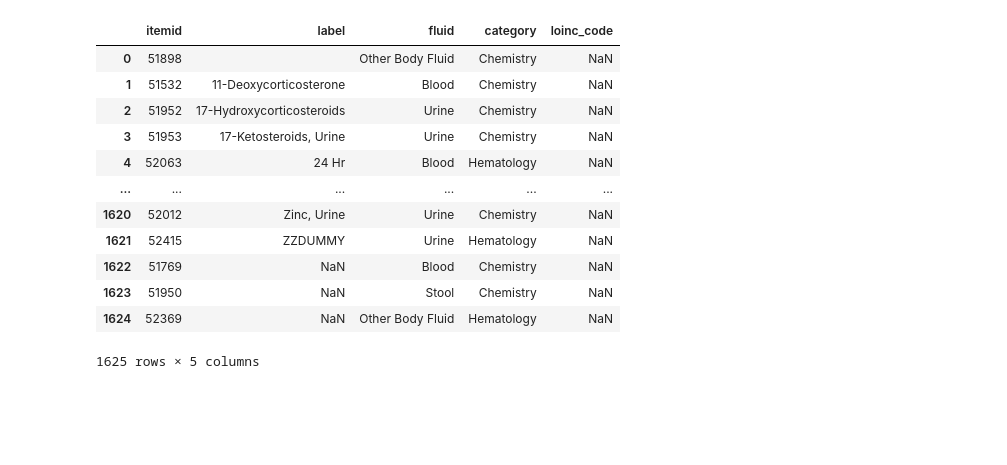
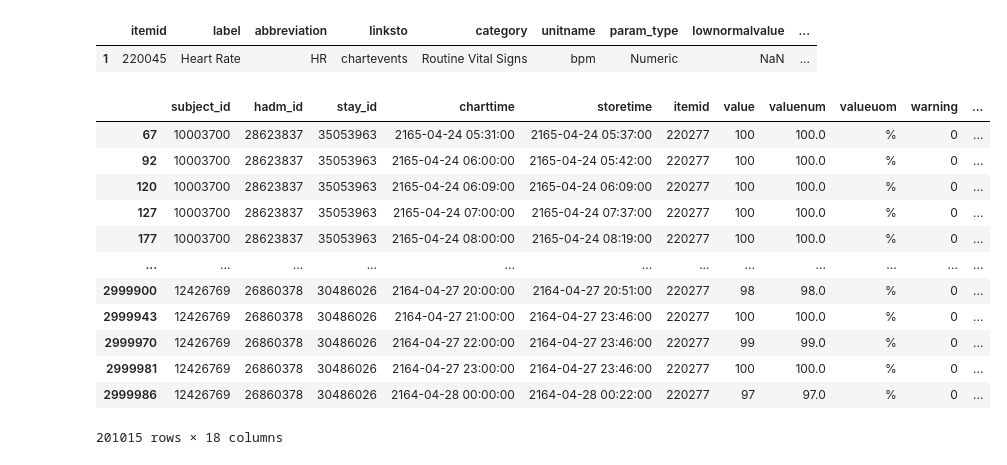
Before and after one commit to brandoncryu/disease_prediction, a Jupyter notebook: Brandon_EDA.ipynb, the cells around one changed output. Drawn from its saved outputs; the diff is of its cells as text; code cells hidden in the pictures; blank space fills up the shorter version.

```diff
--- a/Brandon_EDA.ipynb
+++ b/Brandon_EDA.ipynb
@@ -33,26 +55,0 @@ subj_hasCHF = diag.groupby('subject_id').sum()['has_CHF'].agg(lambda x: 1 if x>0
-# %%
-# labs = pd.read_csv('./hosp/labevents.csv.gz', compression='gzip')
-
-chunksize = 10 ** 7
-counter=1
-for chunk in pd.read_csv('./hosp/labevents.csv.gz', compression='gzip', chunksize=chunksize):
-    if counter == 1:
-        lab_events_1 = chunk
-        counter+=1
-        print('chunk 1 processed')
-    elif counter == 2:
-        lab_events_2 = chunk
-        counter+=1
-        print('chunk 2 processed')
-    elif counter == 3:
-        lab_events_3 = chunk
-        counter+=1
-        print('chunk 3 processed')
-    elif counter == 4:
-        lab_events_4 = chunk
-        counter+=1
-        print('chunk 4 processed')
-    elif counter == 5:
-        lab_events_5 = chunk
-        counter+=1
-        print('chunk 5 processed')
@@ -80,0 +75,10 @@ lab_events_1
+# %%
+# import chartevents
+
+chunksize = 3*(10 ** 6)
+counter=0
+chart_events = []
+for chunk in pd.read_csv('./data/icu/chartevents.csv.gz', compression='gzip', chunksize=chunksize):
+    chart_events.append(chunk)
+    counter+=1
+    print(f'chunk {counter} processed')
@@ -80,0 +103,2 @@ lab_events_1
+# %%
+d_items = pd.read_csv('./data/icu/d_items.csv.gz', compression='gzip')
@@ -81 +167,27 @@ lab_events_1
+# %%
+d_items[d_items.itemid==220045]
+# %% [output]
+|  | itemid | label | abbreviation | linksto | category | unitname | param_type | lownormalvalue | ... |
+| 1 | 220045 | Heart Rate | HR | chartevents | Routine Vital Signs | bpm | Numeric | NaN | ... |
+# %%
+# chart_events[0].groupby(['subject_id','itemid']).count().reset_index().subject_id.nunique()
+chart_merged = chart_events[0].merge(d_items, how='left', on='itemid')
+
+# chart_merged.groupby(['subject_id','itemid']).count().reset_index()
+# %%
+chart_merged[chart_merged.itemid==220277]
+# %% [output]
+|  | subject_id | hadm_id | stay_id | charttime | storetime | itemid | value | valuenum | valueuom | warning | ... |
+| 67 | 10003700 | 28623837 | 35053963 | 2165-04-24 05:31:00 | 2165-04-24 05:37:00 | 220277 | 100 | 100.0 | % | 0 | ... |
+| 92 | 10003700 | 28623837 | 35053963 | 2165-04-24 06:00:00 | 2165-04-24 05:42:00 | 220277 | 100 | 100.0 | % | 0 | ... |
+| 120 | 10003700 | 28623837 | 35053963 | 2165-04-24 06:09:00 | 2165-04-24 06:09:00 | 220277 | 100 | 100.0 | % | 0 | ... |
+| 127 | 10003700 | 28623837 | 35053963 | 2165-04-24 07:00:00 | 2165-04-24 07:37:00 | 220277 | 100 | 100.0 | % | 0 | ... |
+| 177 | 10003700 | 28623837 | 35053963 | 2165-04-24 08:00:00 | 2165-04-24 08:19:00 | 220277 | 100 | 100.0 | % | 0 | ... |
+| ... | ... | ... | ... | ... | ... | ... | ... | ... | ... | ... | ... |
+| 2999900 | 12426769 | 26860378 | 30486026 | 2164-04-27 20:00:00 | 2164-04-27 20:51:00 | 220277 | 98 | 98.0 | % | 0 | ... |
+| 2999943 | 12426769 | 26860378 | 30486026 | 2164-04-27 21:00:00 | 2164-04-27 23:46:00 | 220277 | 100 | 100.0 | % | 0 | ... |
+| 2999970 | 12426769 | 26860378 | 30486026 | 2164-04-27 22:00:00 | 2164-04-27 23:46:00 | 220277 | 99 | 99.0 | % | 0 | ... |
+| 2999981 | 12426769 | 26860378 | 30486026 | 2164-04-27 23:00:00 | 2164-04-27 23:46:00 | 220277 | 100 | 100.0 | % | 0 | ... |
+| 2999986 | 12426769 | 26860378 | 30486026 | 2164-04-28 00:00:00 | 2164-04-28 00:22:00 | 220277 | 97 | 97.0 | % | 0 | ... |
+201015 rows × 18 columns
 # %%
@@ -83,16 +194,0 @@ lab_d = pd.read_csv('./hosp/d_labitems.csv.gz', compression='gzip')
-# %%
-lab_d
-# %% [output]
-|  | itemid | label | fluid | category | loinc_code |
-| 0 | 51898 |  | Other Body Fluid | Chemistry | NaN |
-| 1 | 51532 | 11-Deoxycorticosterone | Blood | Chemistry | NaN |
-| 2 | 51952 | 17-Hydroxycorticosteroids | Urine | Chemistry | NaN |
-| 3 | 51953 | 17-Ketosteroids, Urine | Urine | Chemistry | NaN |
-| 4 | 52063 | 24 Hr | Blood | Hematology | NaN |
-| ... | ... | ... | ... | ... | ... |
-| 1620 | 52012 | Zinc, Urine | Urine | Chemistry | NaN |
-| 1621 | 52415 | ZZDUMMY | Urine | Hematology | NaN |
-| 1622 | 51769 | NaN | Blood | Chemistry | NaN |
-| 1623 | 51950 | NaN | Stool | Chemistry | NaN |
-| 1624 | 52369 | NaN | Other Body Fluid | Hematology | NaN |
-1625 rows × 5 columns
```
Also changed, not shown: parts of 27 cells of this notebook.
